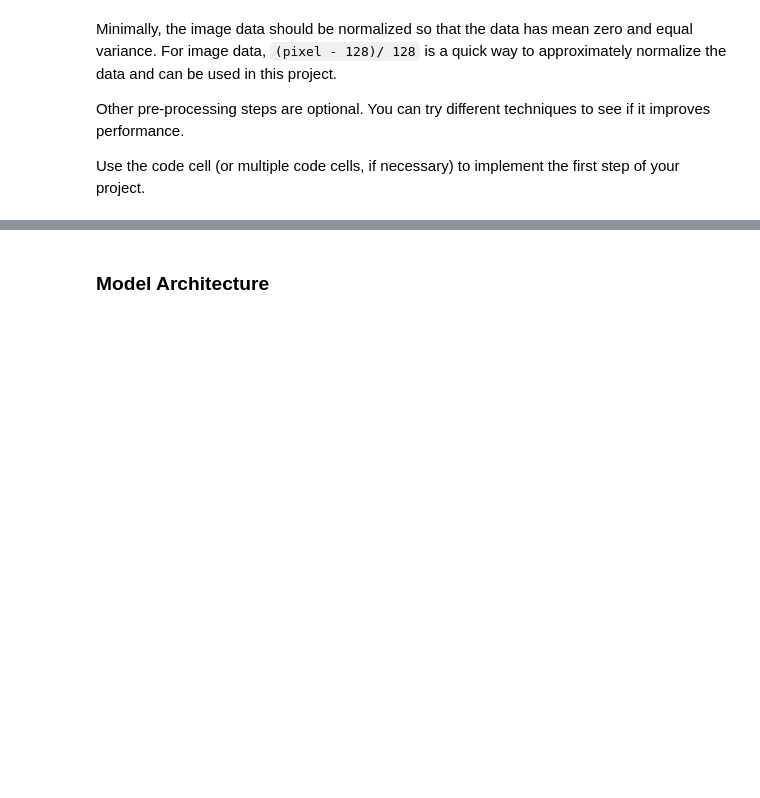
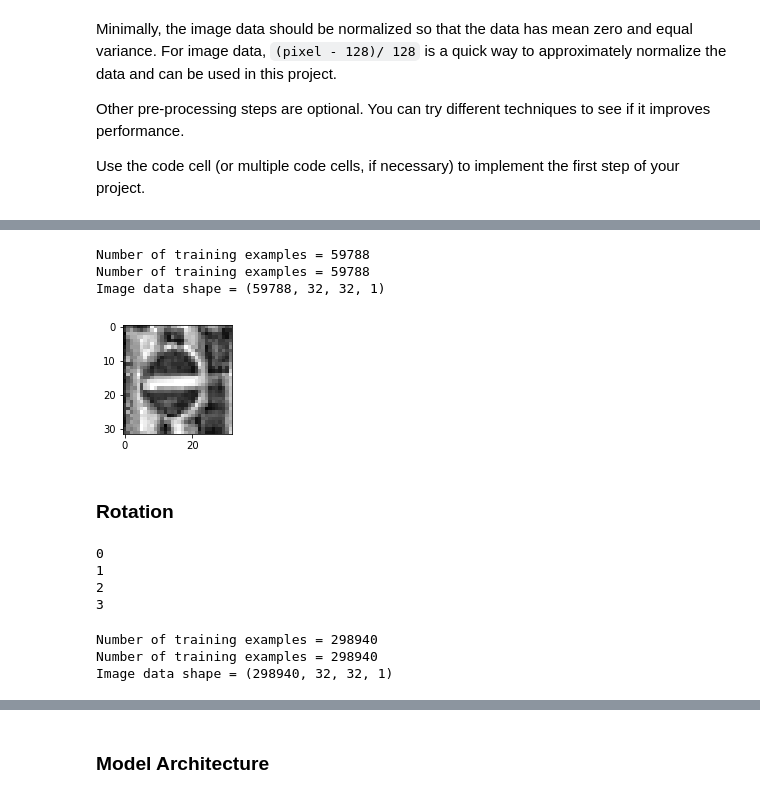
Before and after one commit to FurqanHabibi/CarND-Traffic-Sign-Classifier-Project, a Jupyter notebook: Traffic_Sign_Classifier.ipynb, the cells around one changed output, grey strips where cells are left out. Drawn from its saved outputs; the diff is of its cells as text; code cells hidden in the pictures; blank space fills up the shorter version.

```diff
--- a/Traffic_Sign_Classifier.ipynb
+++ b/Traffic_Sign_Classifier.ipynb
@@ -309,0 +392,78 @@ X_test_normalized = normalize_data(X_test)
+# %%
+# Flip horizontally to obtain data with the same class
+flip_horizontal = [11, 12, 13, 15, 17, 18, 22, 26, 30, 35]
+for y in flip_horizontal:
+    flip_horizontal_data = X_train[y_train == y][:, :, ::-1, :]
+    X_train = np.append(X_train, flip_horizontal_data, axis=0)
+    y_train = np.append(y_train, [y] * flip_horizontal_data.shape[0], axis=0)
+
+# Flip horizontally to obtain data with a different class
+flip_horizontal_change_class = [(19, 20), (33, 34), (36, 37), (38, 39)]
+for y1, y2 in flip_horizontal_change_class:
+    flip_horizontal_change_class_data_y1 = X_train[y_train == y1][:, :, ::-1, :]
+    flip_horizontal_change_class_data_y2 = X_train[y_train == y2][:, :, ::-1, :]
+    X_train = np.append(X_train, flip_horizontal_change_class_data_y1, axis=0)
+    y_train = np.append(y_train, [y2] * flip_horizontal_change_class_data_y1.shape[0], axis=0)
+    X_train = np.append(X_train, flip_horizontal_change_class_data_y2, axis=0)
+    y_train = np.append(y_train, [y1] * flip_horizontal_change_class_data_y2.shape[0], axis=0)
+
+# Flip vertically to obtain data with the same class
+flip_vertical = [1, 5, 12, 15, 17]
+for y in flip_vertical:
+    flip_vertical_data = X_train[y_train == y][:, ::-1, :, :]
+    X_train = np.append(X_train, flip_vertical_data, axis=0)
+    y_train = np.append(y_train, [y] * flip_vertical_data.shape[0], axis=0)
+
+# Flip vertically and horizontally to obtain data with the same class
+flip_horizontal_vertical = [32, 40]
+for y in flip_horizontal_vertical:
+    flip_horizontal_vertical_data = X_train[y_train == y][:, ::-1, ::-1, :]
+    X_train = np.append(X_train, flip_horizontal_vertical_data, axis=0)
+    y_train = np.append(y_train, [y] * flip_horizontal_vertical_data.shape[0], axis=0)
+
+print("Number of training examples =", X_train.shape[0])
+print("Number of training examples =", y_train.shape[0])
+print("Image data shape =", X_train.shape)
+# %% [output]
+Number of training examples = 59788
+Number of training examples = 59788
+Image data shape = (59788, 32, 32, 1)
+# %%
+plt.figure(figsize=(2,2))
+plt.imshow(X_train[41001].squeeze(), cmap='gray')
+plt.show()
+# %% [output]
+[figure, added]
+# %% [markdown]
+### Rotation
+# %%
+from skimage.transform import rotate
+from joblib import Parallel, delayed
+
+X_train_rotated = None
+
+for n in range(4):
+    X_train_rotated_parts = np.asarray(Parallel(n_jobs=8)(delayed(rotate)(X_train[i].squeeze(), random.uniform(-15, 15), mode = 'edge') for i in range(X_train.shape[0])), dtype=np.float32)
+    if n == 0:
+        X_train_rotated = X_train_rotated_parts
+    else:
+        X_train_rotated = np.append(X_train_rotated, X_train_rotated_parts, axis=0)
+    print(n)
+
+
+X_train_rotated = np.reshape(X_train_rotated, (X_train_rotated.shape[0], X_train_rotated.shape[1], X_train_rotated.shape[2], 1))
+X_train = np.append(X_train, X_train_rotated, axis=0)
+y_train = np.tile(y_train, 5)
+# %% [output]
+0
+1
+2
+3
+# %%
+print("Number of training examples =", X_train.shape[0])
+print("Number of training examples =", y_train.shape[0])
+print("Image data shape =", X_train.shape)
+# %% [output]
+Number of training examples = 298940
+Number of training examples = 298940
+Image data shape = (298940, 32, 32, 1)
```
Also changed, not shown: parts of 28 cells of this notebook, 20 other files.
